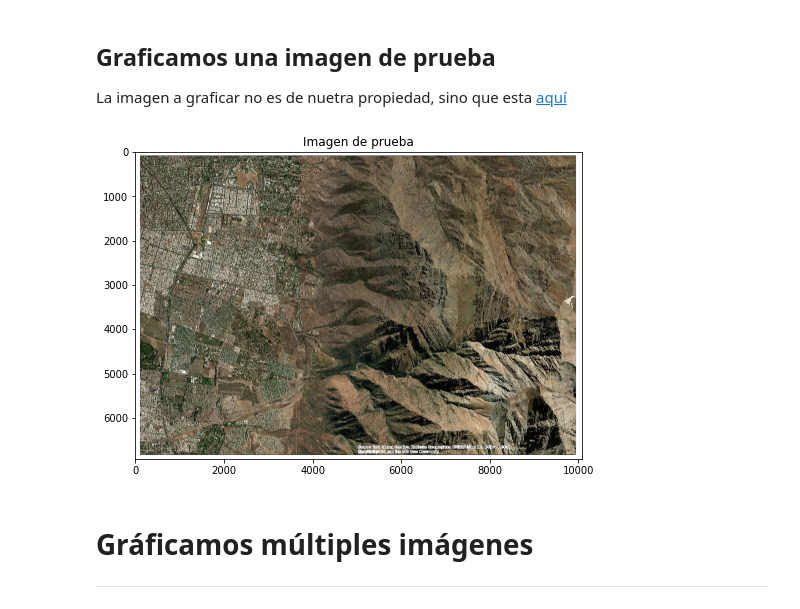
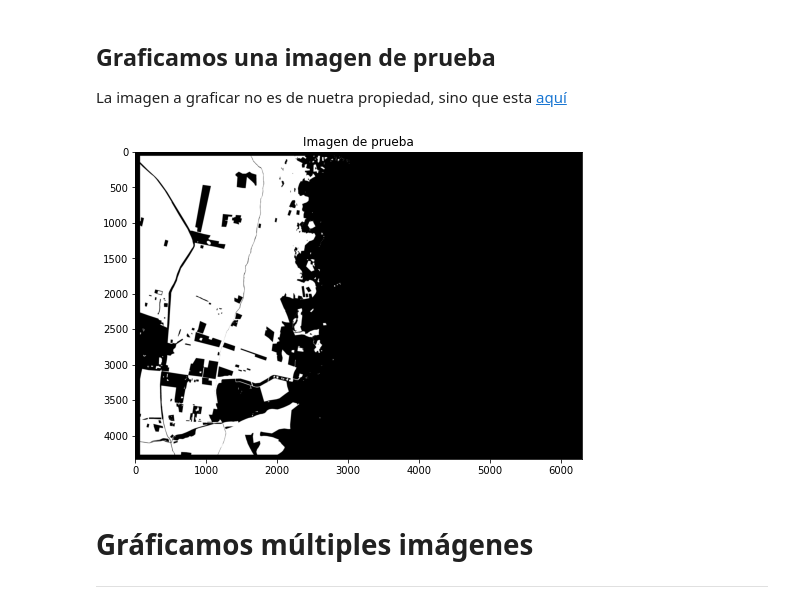
Before and after one commit to jbekios/segmetation-geology, a Jupyter notebook: Notebook_Proyecto.ipynb, the cells around one changed output. Saved outputs shown, nothing was run; the diff lists cells and outputs as text; code cells hidden in the pictures.

```diff
--- a/Notebook_Proyecto.ipynb
+++ b/Notebook_Proyecto.ipynb
@@ -24,7 +24,7 @@ from PIL import Image
 # %% [markdown]
 Incluímos una variable llamada `images_directory` que contiene la ruta de las imágenes
 # %%
-images_directory = './Images/'
+images_directory = '../Images/'
 # %%
 files = os.listdir(images_directory) # Listamos todos los archivos del directorio
 
@@ -51,10 +51,10 @@ La imagen a graficar no es de nuetra propiedad, sino que esta [aquí](https://es
 # %%
 plt.figure(num=1, figsize=(8, 6))
 plt.title('Imagen de prueba')
-plt.imshow(images[3])
+plt.imshow(images[4])
 plt.show() # Para no mostrar etiqueta <matplotlib.image.AxesImage at....>
 # %% [output]
-[figure, old version]
+[figure, new version]
 # %% [markdown]
 # Gráficamos múltiples imágenes
 ---
```
Also changed, not shown: parts of 4 cells of this notebook.
